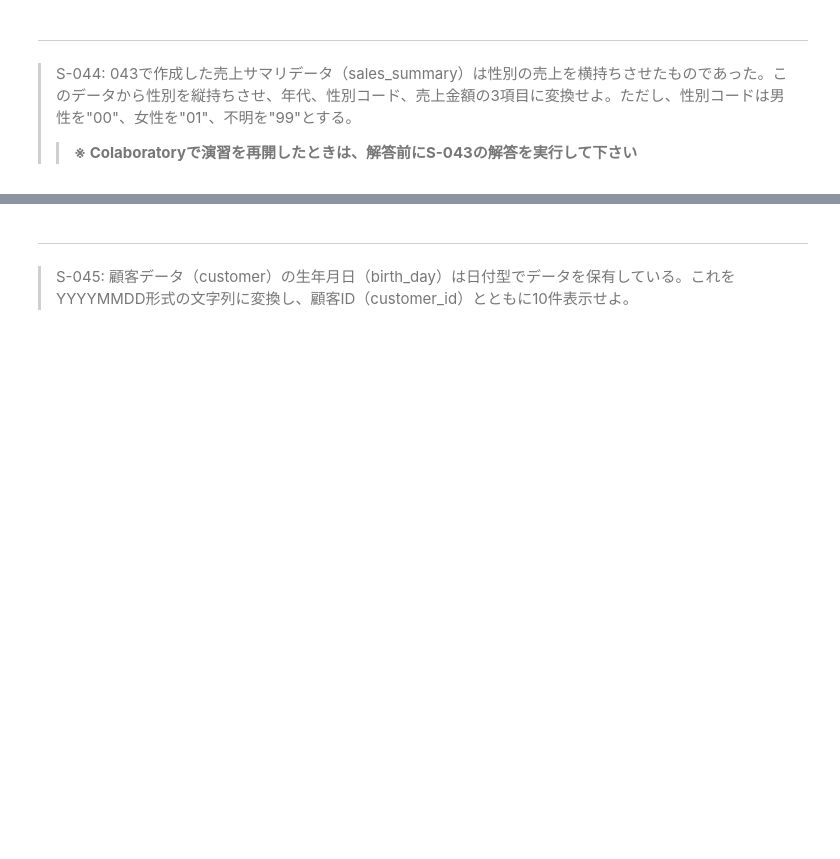
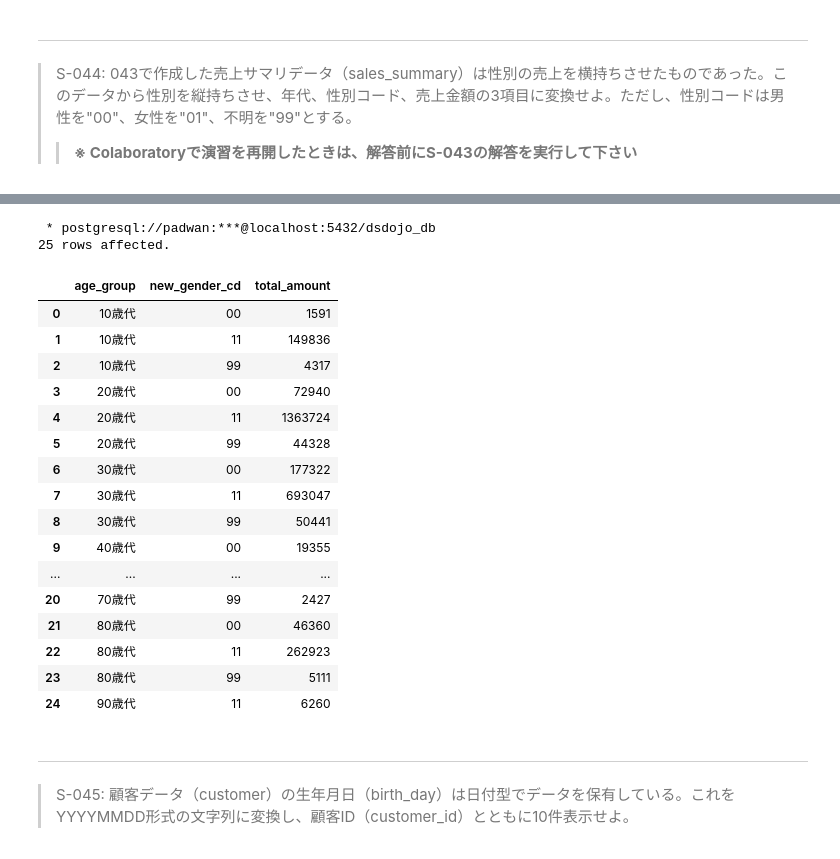
Before and after one commit to kawaguchi-adx/preprocess_knock_SQL, a Jupyter notebook: preprocess_knock_SQL_Colab.ipynb, the cells around one changed output, grey strips where cells are left out. Saved outputs shown, nothing was run; the diff lists cells and outputs as text; code cells hidden in the pictures; blank space fills up the shorter version.

```diff
--- a/preprocess_knock_SQL_Colab.ipynb
+++ b/preprocess_knock_SQL_Colab.ipynb
@@ -541,3 +521,56 @@ order by age, two_digits_gender
+# %%
+%%sql
+with join_customer as (
+  select * from receipt
+  inner join customer
+  on receipt.customer_id = customer.customer_id
+),
+segment_age as (
+  select
+    join_customer.*,
+    case
+      when age < 10 then '10歳未満'
+      else (floor(age / 10) * 10) || '歳代'
+      end as age_group
+  from join_customer
+),
+prep_gender_cd as (
+  select
+    segment_age.*,
+    case
+      when gender_cd = '0' then '00'
+      when gender_cd = '1' then '11'
+      when gender_cd = '9' then '99'
+    end as new_gender_cd
+  from segment_age
+)
+
+select
+  age_group,
+  new_gender_cd,
+  sum(amount) as total_amount
+from prep_gender_cd
+group by age_group, new_gender_cd
+# %% [output]
+ * postgresql://padwan:***@localhost:5432/dsdojo_db
+25 rows affected.
+|  | age_group | new_gender_cd | total_amount |
+| 0 | 10歳代 | 00 | 1591 |
+| 1 | 10歳代 | 11 | 149836 |
+| 2 | 10歳代 | 99 | 4317 |
+| 3 | 20歳代 | 00 | 72940 |
+| 4 | 20歳代 | 11 | 1363724 |
+| 5 | 20歳代 | 99 | 44328 |
+| 6 | 30歳代 | 00 | 177322 |
+| 7 | 30歳代 | 11 | 693047 |
+| 8 | 30歳代 | 99 | 50441 |
+| 9 | 40歳代 | 00 | 19355 |
+| ... | ... | ... | ... |
+| 20 | 70歳代 | 99 | 2427 |
+| 21 | 80歳代 | 00 | 46360 |
+| 22 | 80歳代 | 11 | 262923 |
+| 23 | 80歳代 | 99 | 5111 |
+| 24 | 90歳代 | 11 | 6260 |
 # %% [markdown]
 ---
 > S-045: 顧客データ（customer）の生年月日（birth_day）は日付型でデータを保有している。これをYYYYMMDD形式の文字列に変換し、顧客ID（customer_id）とともに10件表示せよ。
```
Also changed, not shown: parts of 3 cells of this notebook.
